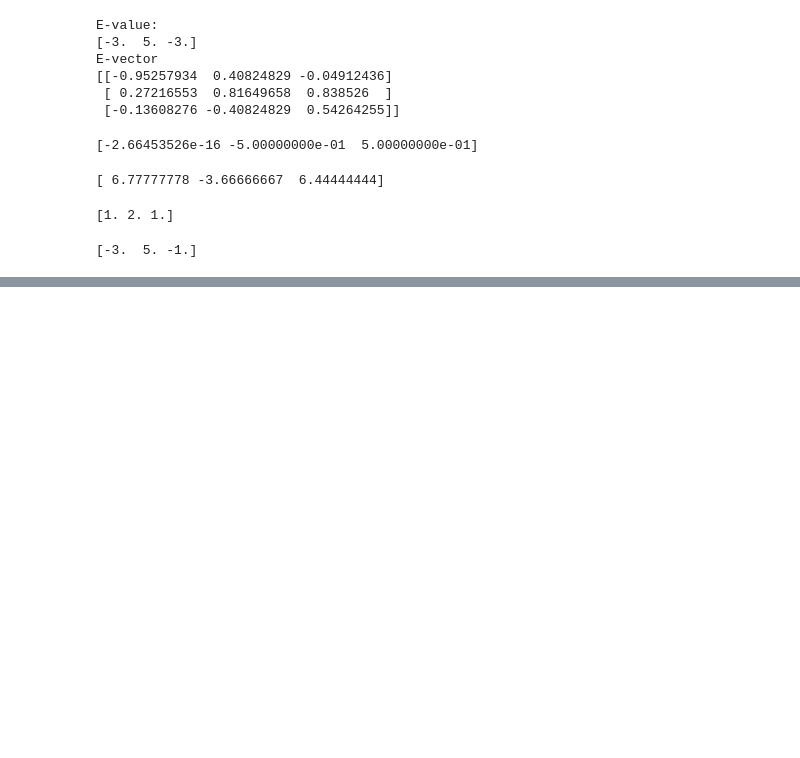
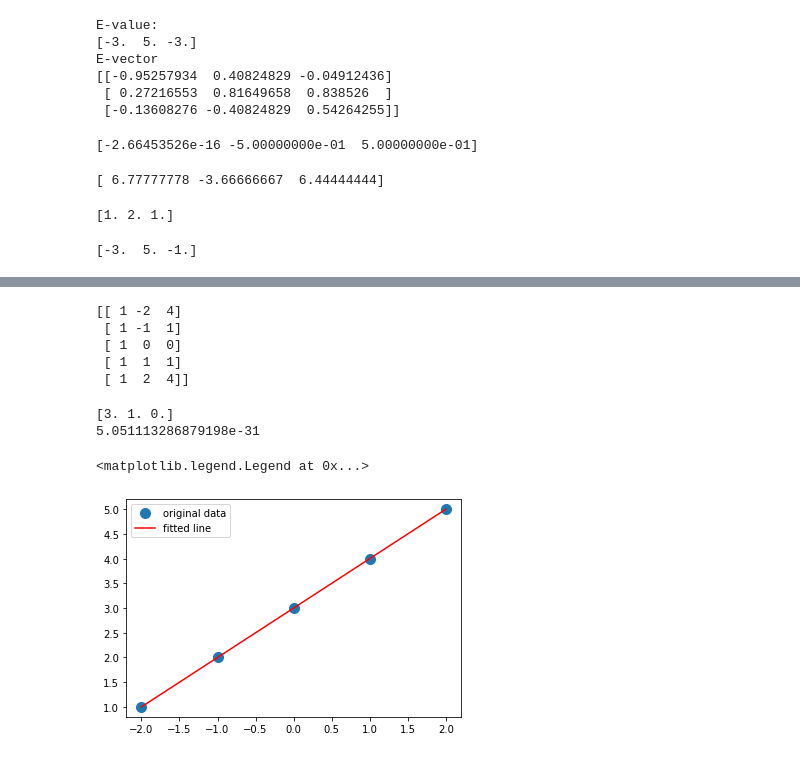
Before and after one commit to 4bdul4ziz/Jupyter-Lab, a Jupyter notebook: meth.ipynb, the cells around one changed output, grey strips where cells are left out. Drawn from its saved outputs; the diff is of its cells as text; code cells hidden in the pictures; blank space fills up the shorter version.

```diff
--- a/meth.ipynb
+++ b/meth.ipynb
@@ -399,0 +505,27 @@ print(x)
+# %%
+#least square
+import numpy as np
+from scipy.linalg import lstsq
+import matplotlib.pyplot as plt
+x = np.array([-2,-1,0,1,2])
+y = np.array([1,2,3,4,5])
+A = x[:,np.newaxis]**[0,1, 2]
+print(A)
+# %% [output]
+[[ 1 -2  4]
+ [ 1 -1  1]
+ [ 1  0  0]
+ [ 1  1  1]
+ [ 1  2  4]]
+# %%
+p, res, mk, s = lstsq(A,y)
+print(p)
+print(res)
+plt.plot(x,y,'o',label='original data', markersize=10)
+plt.plot(x,p[1]*x+p[0],'r',label='fitted line')
+plt.legend()
+# %% [output]
+[3. 1. 0.]
+5.051113286879198e-31
+<matplotlib.legend.Legend at 0x...>
+[figure, added]
```
Also changed, not shown: parts of 22 cells of this notebook, 1 other file.
